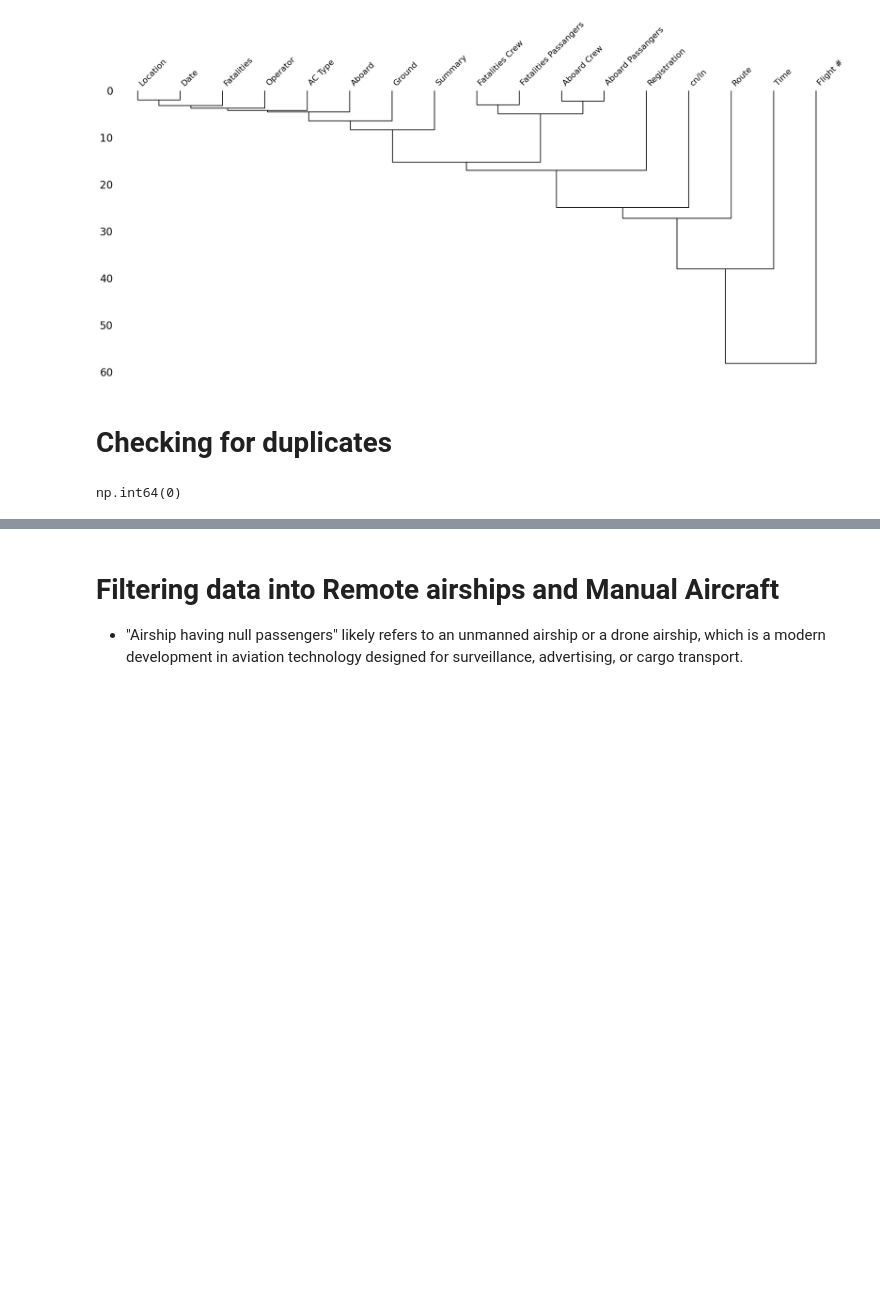
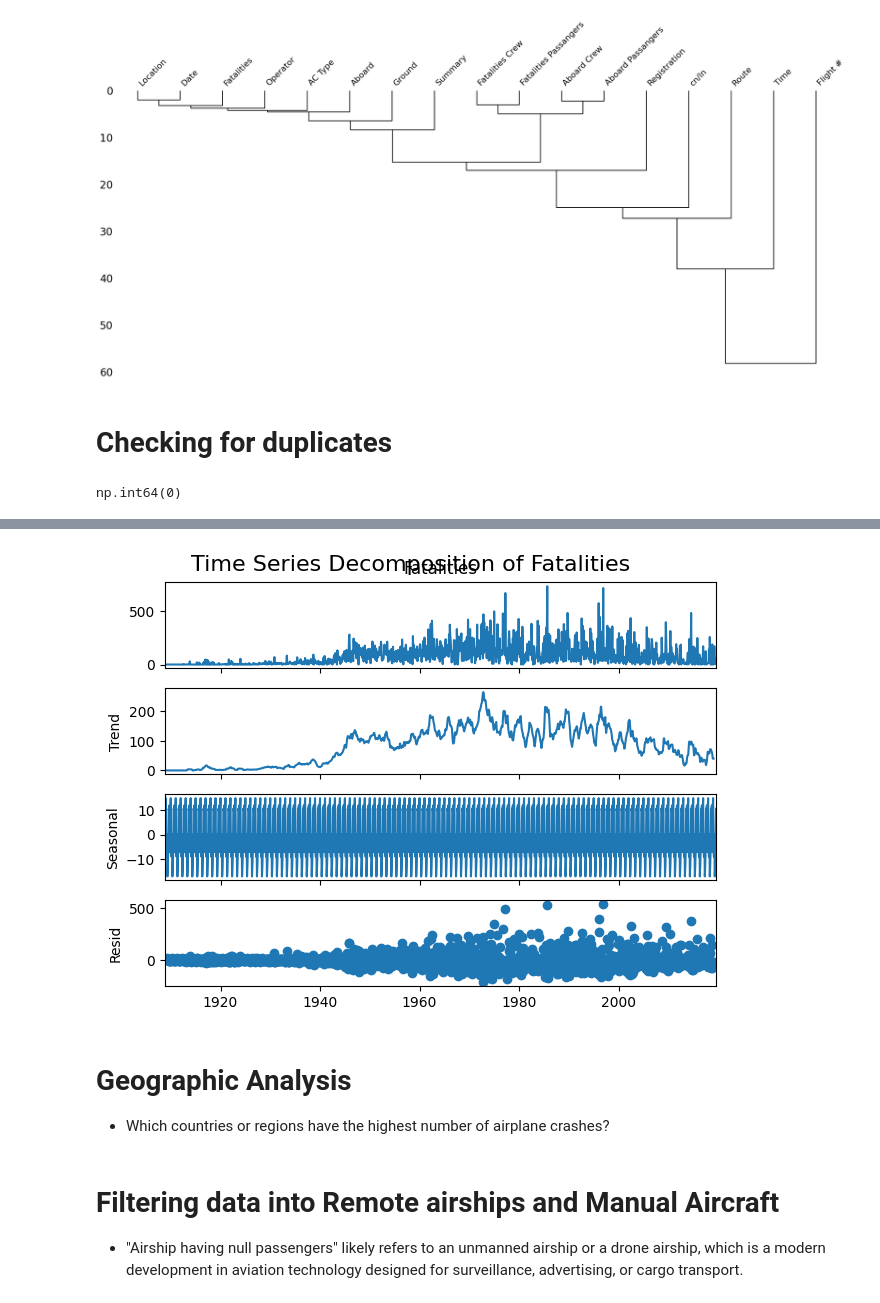
Before and after one commit to Angela-Mukulu-Mwanzia/Aviation-Fatality-Analysis-Project, a Jupyter notebook: Airline_Analysis_Updated.ipynb, the cells around one changed output, grey strips where cells are left out. Drawn from its saved outputs; the diff is of its cells as text; code cells hidden in the pictures; blank space fills up the shorter version.

```diff
--- a/Airline_Analysis_Updated.ipynb
+++ b/Airline_Analysis_Updated.ipynb
@@ -245,3 +329,27 @@ np.int64(0)
+# %%
+# Time series decomposition
+import pandas as pd
+import statsmodels.api as sm
+import matplotlib.pyplot as plt
+
+# Decompose the time series
+# Ensure the index is sorted
+data.sort_index(inplace=True)
+
+# Resample to monthly sum of fatalities
+monthly_fatalities = data['Fatalities'].resample('ME').sum()
+
+# Decompose the time series
+decomposition = sm.tsa.seasonal_decompose(monthly_fatalities, model='additive')
+# Plot the decomposition
+decomposition.plot()
+plt.suptitle('Time Series Decomposition of Fatalities', fontsize=16)
+plt.show()
+# %% [output]
+[figure, added]
+# %% [markdown]
+# Geographic Analysis
+- Which countries or regions have the highest number of airplane crashes?
 # %% [markdown]
 # Filtering data into Remote airships and Manual Aircraft
 - "Airship having null passengers" likely refers to an unmanned airship or a drone airship, which is a modern development in aviation technology designed for surveillance, advertising, or cargo transport.
```
Also changed, not shown: parts of 9 cells of this notebook.
